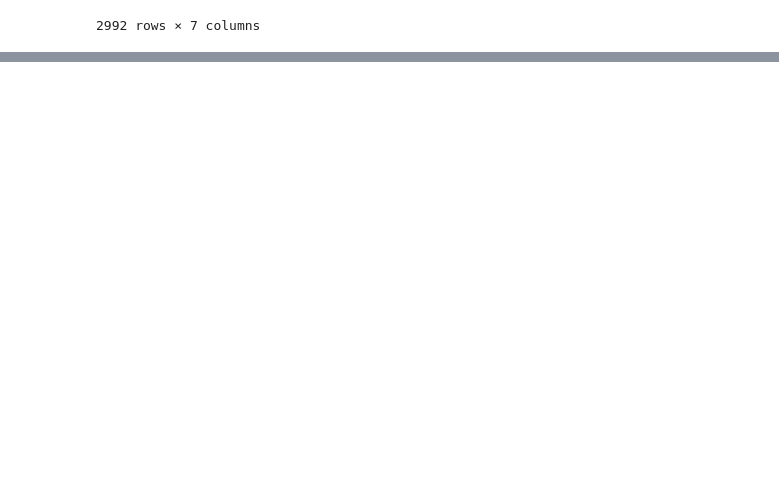
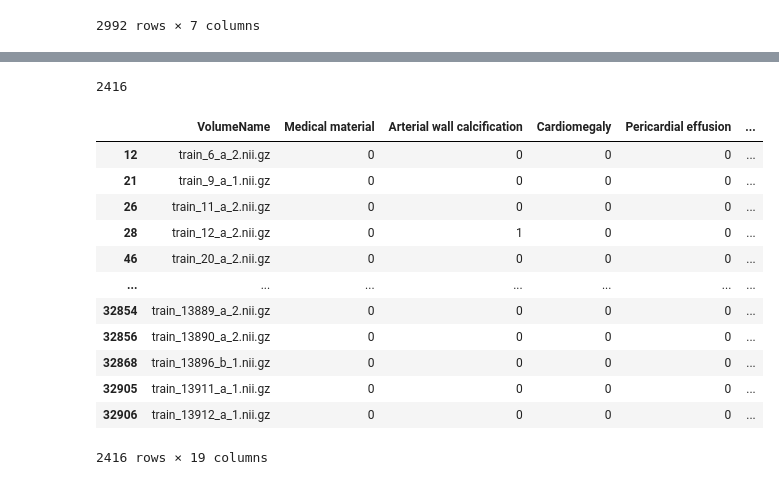
Before and after one commit to ckekula/fyp-3d-ct, a Jupyter notebook: models/eda.ipynb, the cells around one changed output, grey strips where cells are left out. Drawn from its saved outputs; the diff is of its cells as text; code cells hidden in the pictures; blank space fills up the shorter version.

```diff
--- a/models/eda.ipynb
+++ b/models/eda.ipynb
@@ -360,0 +334,21 @@ pd.DataFrame(data["training"])
+# %%
+print(len(files))
+# %% [output]
+2416
+# %%
+shortlisted_train_labels = pd.DataFrame(train_labels[train_labels["VolumeName"].isin(files)])
+shortlisted_train_labels
+# %% [output]
+|  | VolumeName | Medical material | Arterial wall calcification | Cardiomegaly | Pericardial effusion | ... |
+| 12 | train_6_a_2.nii.gz | 0 | 0 | 0 | 0 | ... |
+| 21 | train_9_a_1.nii.gz | 0 | 0 | 0 | 0 | ... |
+| 26 | train_11_a_2.nii.gz | 0 | 0 | 0 | 0 | ... |
+| 28 | train_12_a_2.nii.gz | 0 | 1 | 0 | 0 | ... |
+| 46 | train_20_a_2.nii.gz | 0 | 0 | 0 | 0 | ... |
+| ... | ... | ... | ... | ... | ... | ... |
+| 32854 | train_13889_a_2.nii.gz | 0 | 0 | 0 | 0 | ... |
+| 32856 | train_13890_a_2.nii.gz | 0 | 0 | 0 | 0 | ... |
+| 32868 | train_13896_b_1.nii.gz | 0 | 0 | 0 | 0 | ... |
+| 32905 | train_13911_a_1.nii.gz | 0 | 0 | 0 | 0 | ... |
+| 32906 | train_13912_a_1.nii.gz | 0 | 0 | 0 | 0 | ... |
+2416 rows × 19 columns
```
Also changed, not shown: parts of 8 cells of this notebook, 4 other files.
